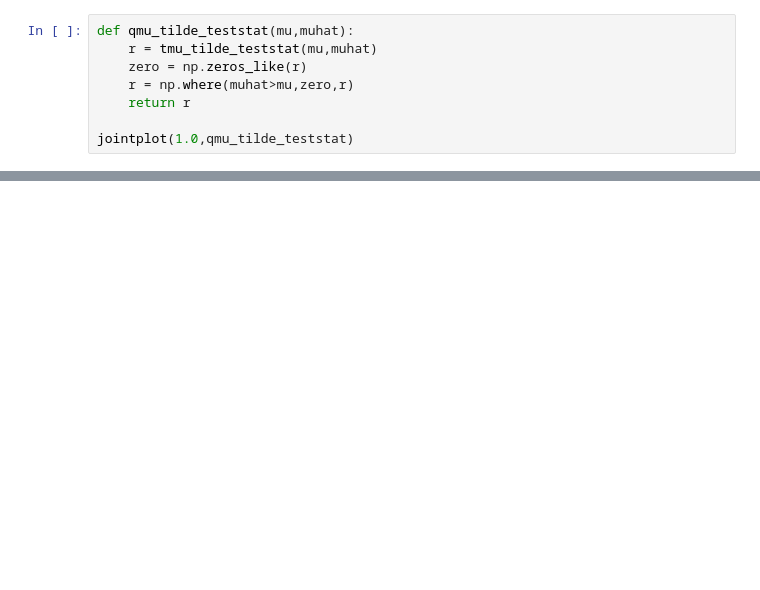
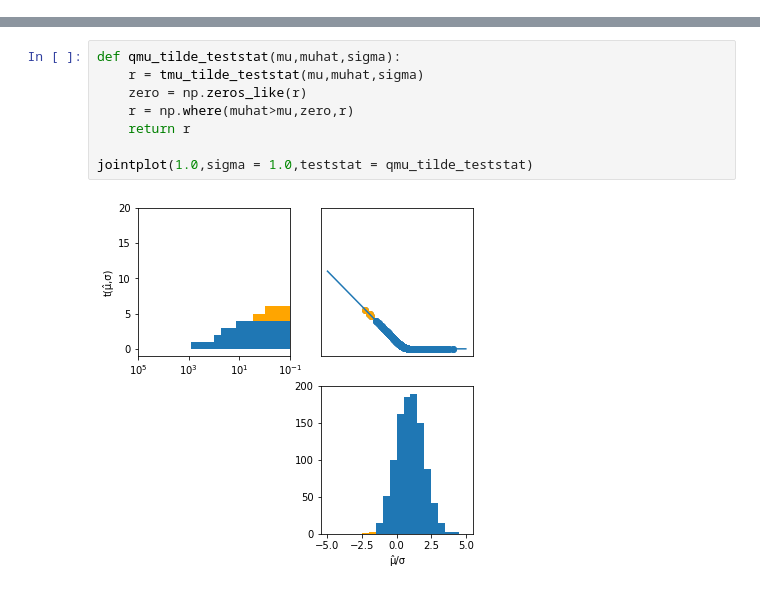
Before and after one commit to pineappleslikei/pyhf, a Jupyter notebook: docs/examples/notebooks/learn/neyman/NeymanConstruction.ipynb, the cells around one changed output, grey strips where cells are left out. Saved outputs shown, nothing was run; the diff lists cells and outputs as text; blank space fills up the shorter version.

```diff
--- a/docs/examples/notebooks/learn/neyman/NeymanConstruction.ipynb
+++ b/docs/examples/notebooks/learn/neyman/NeymanConstruction.ipynb
@@ -182,8 +0,0 @@ $$
-# %%
-def qmu_tilde_teststat(mu,muhat):
-    r = tmu_tilde_teststat(mu,muhat)
-    zero = np.zeros_like(r)
-    r = np.where(muhat>mu,zero,r)
-    return r
-
-jointplot(1.0,qmu_tilde_teststat)
@@ -292,0 +154,10 @@ f.set_size_inches(3,24)
+# %%
+def qmu_tilde_teststat(mu,muhat,sigma):
+    r = tmu_tilde_teststat(mu,muhat,sigma)
+    zero = np.zeros_like(r)
+    r = np.where(muhat>mu,zero,r)
+    return r
+
+jointplot(1.0,sigma = 1.0,teststat = qmu_tilde_teststat)
+# %% [output]
+[figure, added]
```
Also changed, not shown: parts of 39 cells of this notebook, 1 other file.
